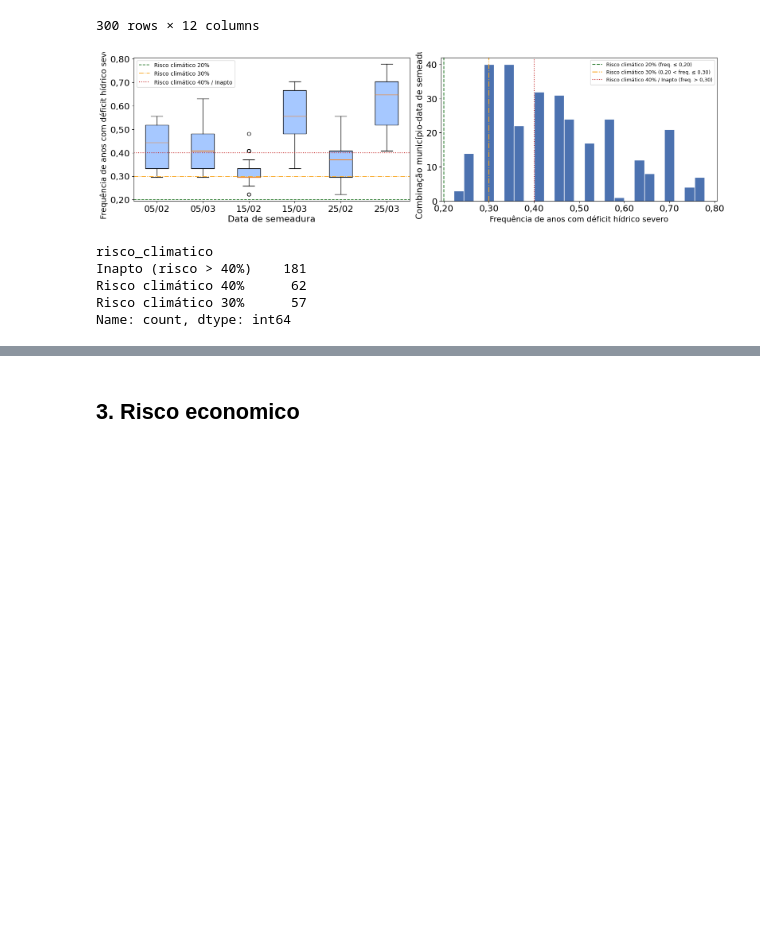
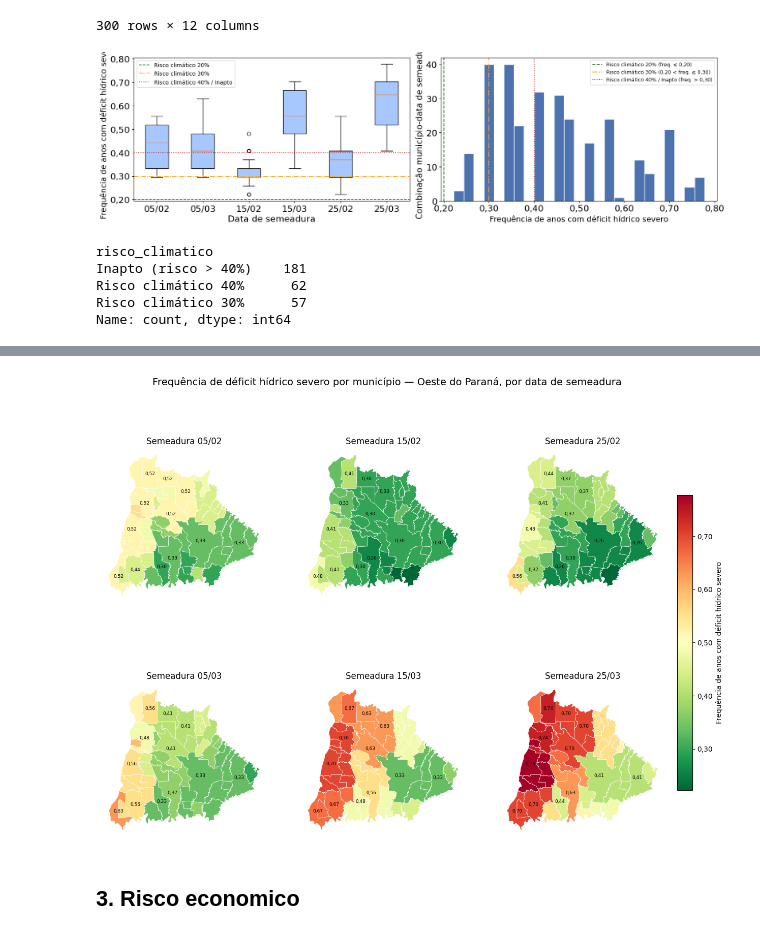
Before and after one commit to fcoliveira-utfpr/aquacrop_ml, a Jupyter notebook: 12_analise_milho_economica.ipynb, the cells around one changed output, grey strips where cells are left out. Saved outputs shown, nothing was run; the diff lists cells and outputs as text; code cells hidden in the pictures; blank space fills up the shorter version.

```diff
--- a/12_analise_milho_economica.ipynb
+++ b/12_analise_milho_economica.ipynb
@@ -265,3 +293,58 @@ plt.show()
+# %%
+# Multiplot de mapas — frequência de déficit hídrico severo por município, uma para cada
+# data de semeadura (usando os polígonos municipais do IBGE via geobr).
+muni_pr = geobr.read_municipality(code_muni="PR", year=2020)
+muni_pr["nome_norm"] = muni_pr["name_muni"].apply(lambda x: unidecode.unidecode(x).upper())
+risco_clima["nome_norm"] = risco_clima["municipio"].apply(lambda x: unidecode.unidecode(x).upper())
+
+oeste_geo = muni_pr[muni_pr["nome_norm"].isin(risco_clima["nome_norm"].unique())].copy()
+oeste_geo["area_km2"] = oeste_geo.geometry.to_crs(oeste_geo.estimate_utm_crs()).area / 1e6
+
+# Anota o valor só nos municípios com área grande o suficiente pra caber o texto — em polígonos
+# pequenos o número fica ilegível/sobreposto.
+N_ANOTAR = 12
+municipios_para_anotar = oeste_geo.nlargest(N_ANOTAR, "area_km2")["nome_norm"].tolist()
+
+vmin = risco_clima["freq_evento_adverso"].min()
+vmax = risco_clima["freq_evento_adverso"].max()
+
+fig, axes = plt.subplots(2, 3, figsize=(15, 11))
+axes = axes.flatten()
+
+for ax, data in zip(axes, SEM):
+    dados_data = risco_clima.loc[risco_clima["data_semeadura"] == data, ["nome_norm", "freq_evento_adverso"]]
+    gdf = oeste_geo.merge(dados_data, on="nome_norm", how="left")
+    gdf.plot(
+        column="freq_evento_adverso", cmap="RdYlGn_r", vmin=vmin, vmax=vmax,
+        edgecolor="white", linewidth=0.4, ax=ax, missing_kwds={"color": "lightgrey"},
+    )
+    ax.set_title(f"Semeadura {data}", fontsize=12)
+    ax.set_axis_off()
+
+    anotar = gdf[gdf["nome_norm"].isin(municipios_para_anotar)]
+    for _, row in anotar.iterrows():
+        if pd.isna(row["freq_evento_adverso"]):
+            continue
+        centroide = row.geometry.centroid
+        ax.annotate(
+            formatar_virgula(row["freq_evento_adverso"], None),
+            xy=(centroide.x, centroide.y), ha="center", va="center",
+            fontsize=6.5, color="black",
+        )
+
+sm = plt.cm.ScalarMappable(cmap="RdYlGn_r", norm=plt.Normalize(vmin=vmin, vmax=vmax))
+sm.set_array([])
+cbar = fig.colorbar(sm, ax=axes.tolist(), fraction=0.025, pad=0.02, location="right")
+cbar.set_label("Frequência de anos com déficit hídrico severo")
+cbar.ax.yaxis.set_major_formatter(mticker.FuncFormatter(formatar_virgula))
+
+fig.suptitle(
+    "Frequência de déficit hídrico severo por município — Oeste do Paraná, por data de semeadura",
+    y=0.97, fontsize=14,
+)
+plt.show()
+# %% [output]
+[figure, added]
 # %% [markdown]
 ## 3. Risco economico
 # %%
```
Also changed, not shown: parts of 6 cells of this notebook.
